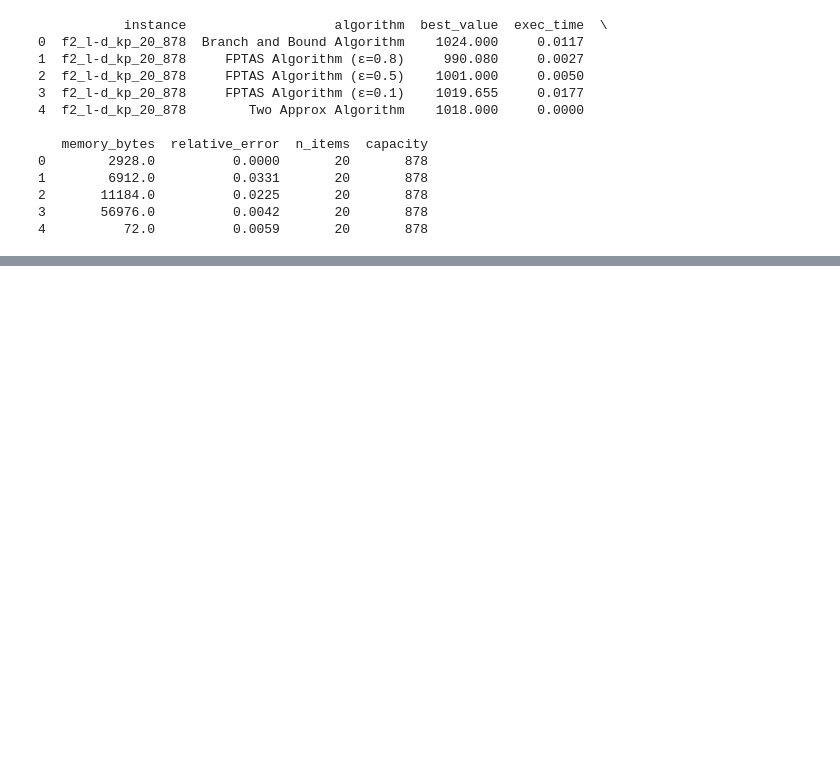
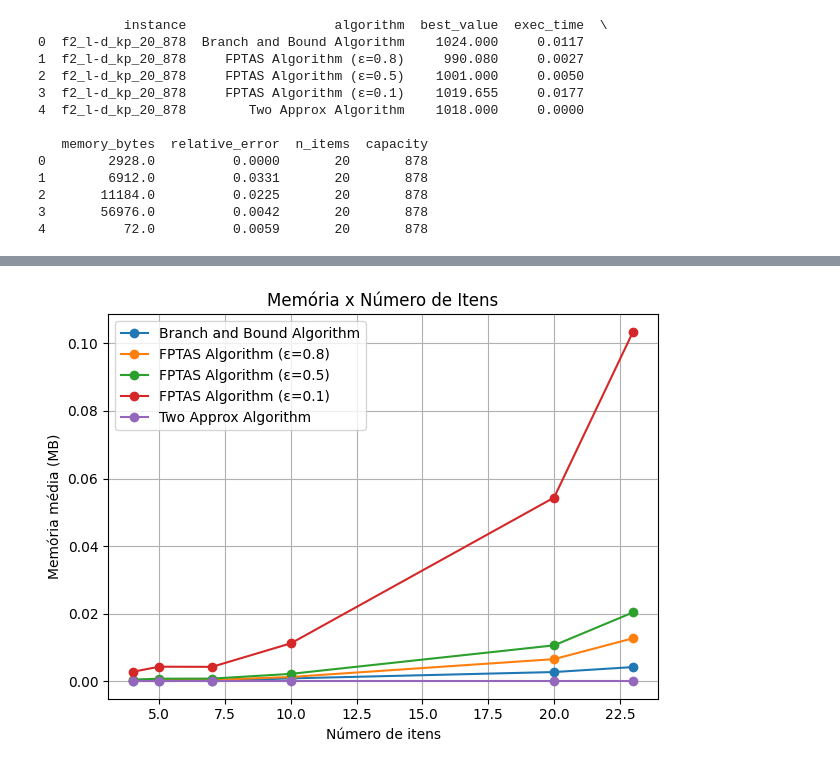
Before and after one commit to estersassis/knapsack-algorithms, a Jupyter notebook: analisys.ipynb, the cells around one changed output, grey strips where cells are left out. Saved outputs shown, nothing was run; the diff lists cells and outputs as text; code cells hidden in the pictures; blank space fills up the shorter version.

```diff
--- a/analisys.ipynb
+++ b/analisys.ipynb
@@ -122,0 +142,18 @@ plt.show()
+# %%
+plt.figure()
+
+for algo in df['algorithm'].unique():
+    subset = df[df['algorithm'] == algo]
+    mean_by_n = subset.groupby('n_items')['memory_bytes'].mean() / (1024 * 1024)  # MB
+    plt.plot(mean_by_n.index, mean_by_n.values, marker='o', label=algo)
+
+plt.xlabel("Número de itens")
+plt.ylabel("Memória média (MB)")
+plt.title("Memória x Número de Itens")
+plt.legend()
+plt.grid()
+plt.tight_layout()
+plt.savefig("kp_results/low-dimensional/graphs/grafico3_mem_vs_nitems.png", dpi=300)
+plt.show()
+# %% [output]
+[figure, added]
```
Also changed, not shown: parts of 5 cells of this notebook.
